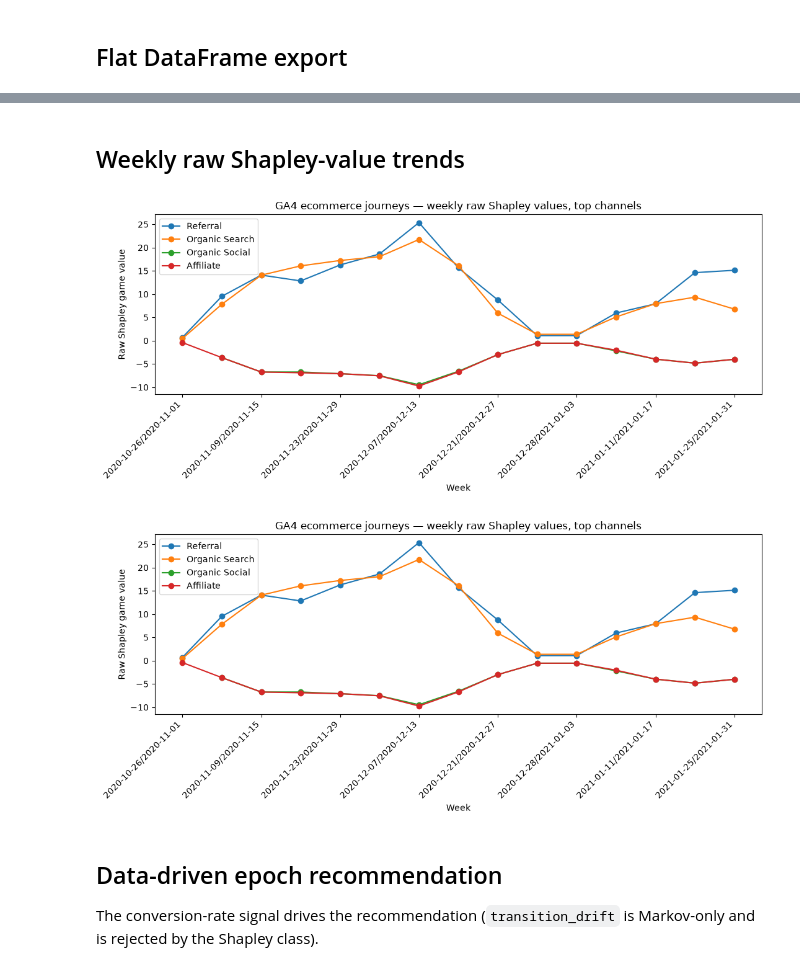
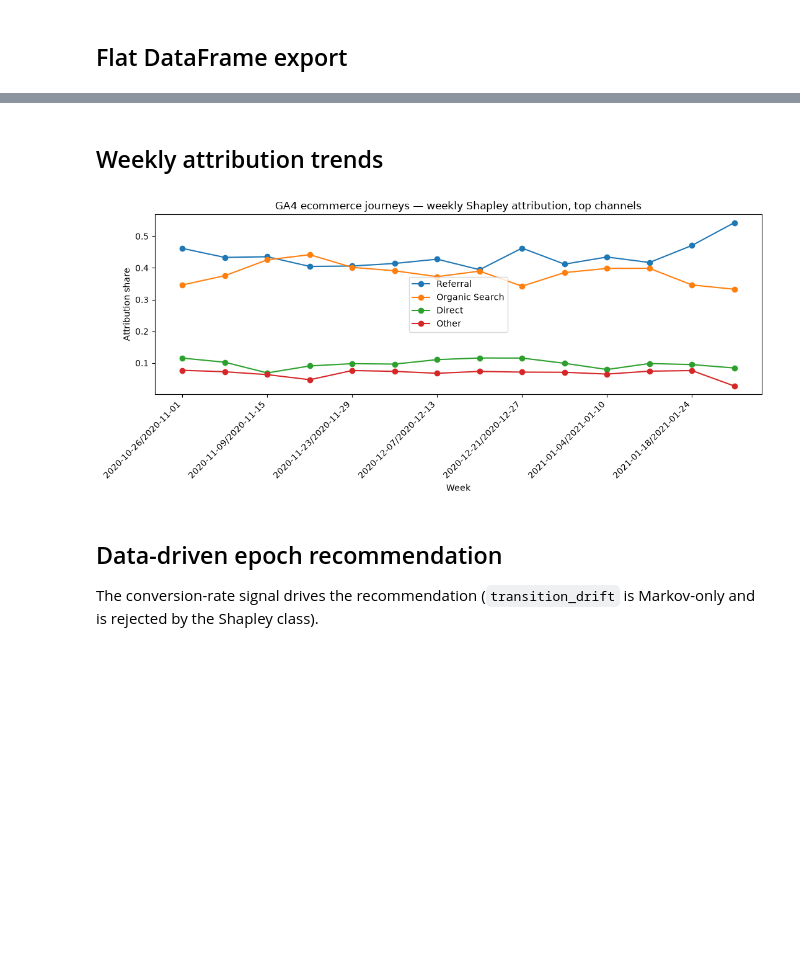
Before and after one commit to 8139CAUSAL/do_attribution, a Jupyter notebook: examples/temporal_shapley.ipynb, the cells around one changed output, grey strips where cells are left out. Cells and saved outputs as stored; diff of their text form; code cells hidden in the pictures; blank space fills up the shorter version.

```diff
--- a/examples/temporal_shapley.ipynb
+++ b/examples/temporal_shapley.ipynb
@@ -219,20 +262,19 @@ keys: ['attribution', 'shapley_values', 'epoch_summary', 'channel_epoch_sample_s
 # %% [markdown]
-## Weekly raw Shapley-value trends
+## Weekly attribution trends
 # %%
-top_channels = raw_shapley_matrix.abs().mean().sort_values(ascending=False).head(4).index
-trend_frame = raw_shapley_matrix[top_channels]
+top_channels = attribution_matrix.mean().sort_values(ascending=False).head(4).index
+trend_frame = attribution_matrix[top_channels]
 trend_frame.index = [str(epoch) for epoch in trend_frame.index]
 ax = trend_frame.plot(marker="o", figsize=(11, 5))
-ax.set_title("GA4 ecommerce journeys — weekly raw Shapley values, top channels")
-ax.set_ylabel("Raw Shapley game value")
+ax.set_title("GA4 ecommerce journeys — weekly Shapley attribution, top channels")
+ax.set_ylabel("Attribution share")
 ax.set_xlabel("Week")
 plt.xticks(rotation=45, ha="right")
 plt.tight_layout()
 plt.gcf().savefig(IMAGES / "ga4_temporal_shapley.png", dpi=110, bbox_inches="tight")
-plt.gcf()
+plt.show()
 # %% [output]
-[figure, old version]
+[figure, new version]
-[figure, removed]
 # %% [markdown]
 ## Data-driven epoch recommendation
 
```
Also changed, not shown: parts of 9 cells of this notebook, 20 other files.
